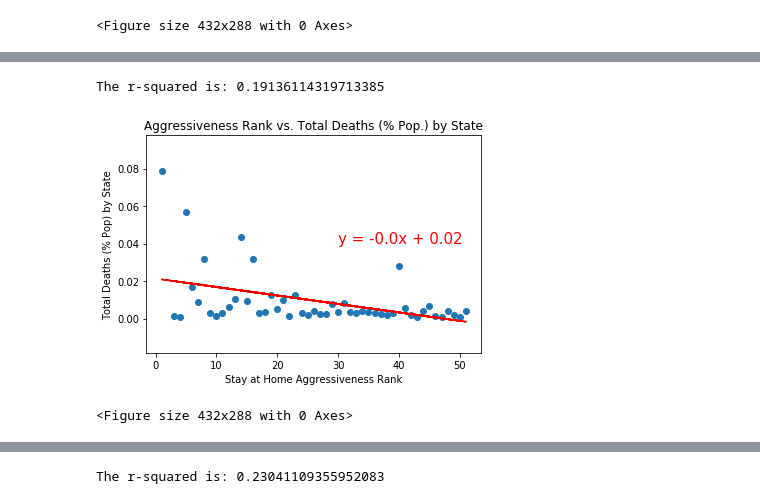
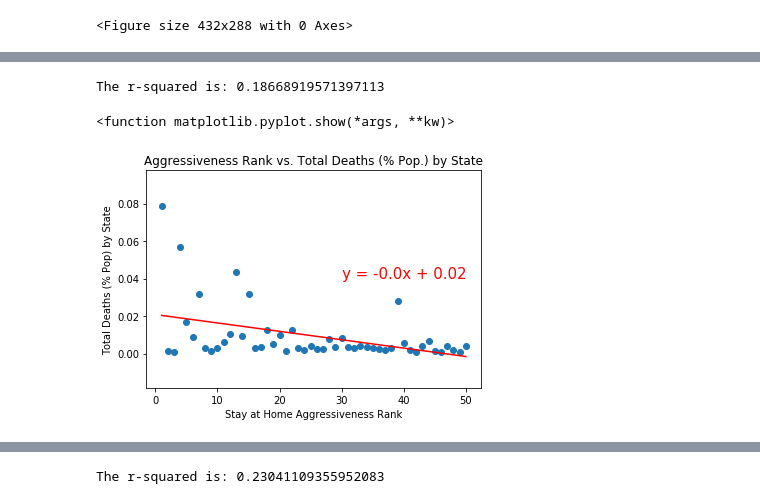
Before and after one commit to lmstevens/Group_Project_1, a Jupyter notebook: Liz's Graphs.ipynb, the cells around one changed output, grey strips where cells are left out. Cells and saved outputs as stored; diff of their text form; code cells hidden in the pictures.

Commit message:
Liz updating graphics for project

```diff
--- a/Liz's Graphs.ipynb
+++ b/Liz's Graphs.ipynb
@@ -121,5 +140,7 @@ The r-squared is: 0.04437632368905361
 # %%
 rankpop_df = comb2_df.merge(pop_df,how = 'left',on = "State")
 rankpop_df2 = rankpop_df[["State","2019 Pop Est","Overall Rank","Total Deaths"]]
-rankpop_df2.head()
+rankpop_df2.sort_values("Overall Rank", inplace=True)
+rankpop_df2.reset_index(inplace=True,drop=True)
+rankpop_df2
 # %% [output]
@@ -134,21 +168,22 @@ x_values = rankpop_df2["Total Deaths"]/rankpop_df2["2019 Pop Est"]*100
 # %%
-x_values = rankpop_df2["Overall Rank"]
+x_values = range(1,51)
 y_values = rankpop_df2["Total Deaths"]/rankpop_df2["2019 Pop Est"]*100
+labels =rankpop_df2["State"]
 
 plt.scatter(x_values,y_values)
 plt.xlabel("Stay at Home Aggressiveness Rank")
 plt.ylabel("Total Deaths (% Pop) by State")
 plt.title("Aggressiveness Rank vs. Total Deaths (% Pop.) by State")
 
 (slope, intercept, rvalue, pvalue, stderr) = linregress(x_values, y_values)
 regress_values = x_values * slope + intercept
 line_eq = "y = " + str(round(slope,2)) + "x + " + str(round(intercept,2))
 plt.plot(x_values,regress_values,"r-")
 plt.annotate(line_eq,(30,.04),fontsize=15,color="red")
 print(f"The r-squared is: {rvalue**2}")
-plt.show()
-plt.savefig("Graph_PNGs_Folder/liz_aggressive_deaths1.png")
+plt.savefig("testpic.png")
+plt.show
 # %% [output]
-The r-squared is: 0.19136114319713385
+The r-squared is: 0.18668919571397113
+<function matplotlib.pyplot.show(*args, **kw)>
-[figure, old version]
+[figure, new version]
-<Figure size 432x288 with 0 Axes>
```
Also changed, not shown: parts of 7 cells of this notebook, 3 other files.
